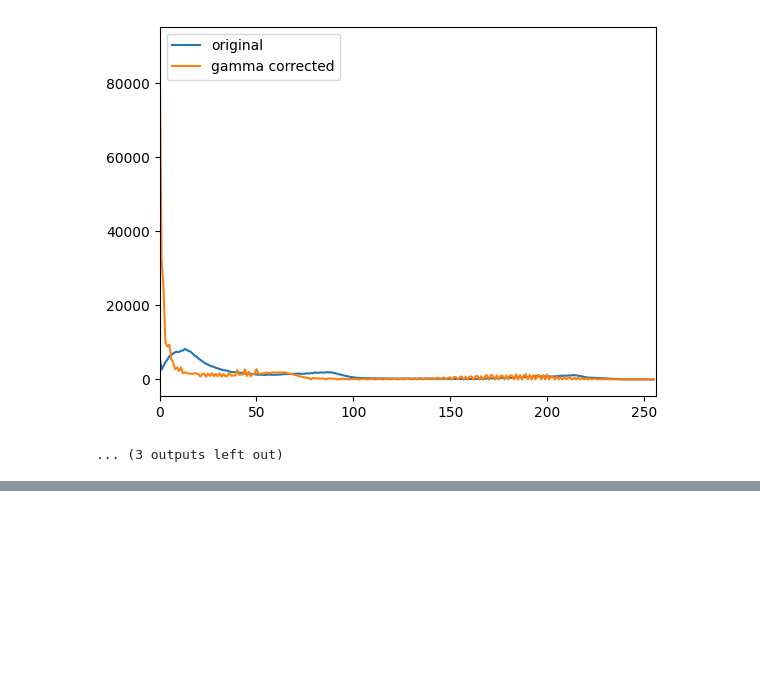
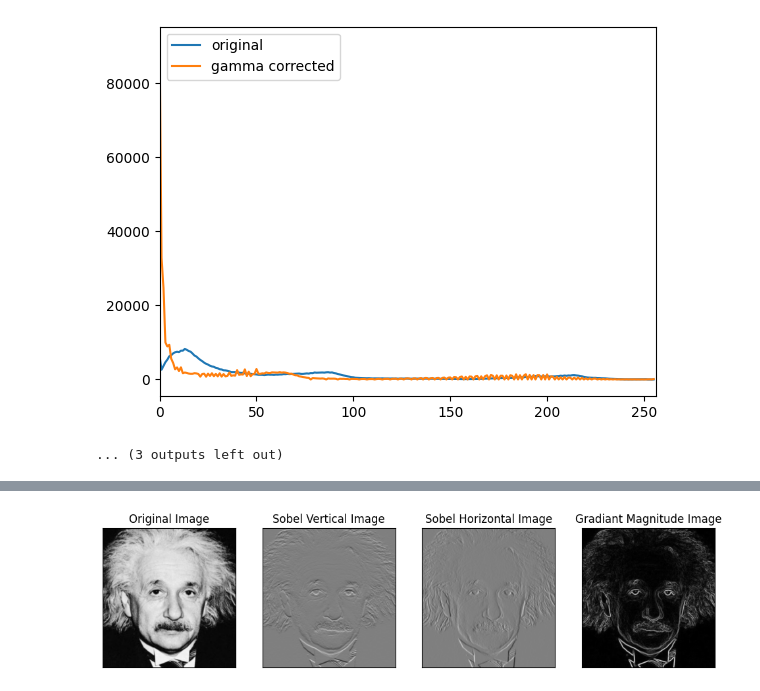
Before and after one commit to chathuwijethunga/EN3160_A_01, a Jupyter notebook: A_01.ipynb, the cells around one changed output, grey strips where cells are left out. Saved outputs shown, nothing was run; the diff lists cells and outputs as text; code cells hidden in the pictures; blank space fills up the shorter version.

```diff
--- a/A_01.ipynb
+++ b/A_01.ipynb
@@ -85,0 +171,17 @@ for i in gamma:
+# %%
+#question_07(b)
+img = cv.imread("einstein.png")
+img = cv.cvtColor(img,cv.COLOR_BGR2GRAY).astype(float)
+x_edge = cv.Sobel(img,cv.CV_64F,1,0,ksize=3)
+y_edge = cv.Sobel(img,cv.CV_64F,0,1,ksize=3)
+edge = np.sqrt(x_edge**2+y_edge**2)
+
+
+fig, axes = plt.subplots(1, 4, sharex='all', sharey='all', figsize=(12,12))
+axes[0].imshow(img, cmap='gray', vmin=0, vmax=255), axes[0].set_title('Original Image'), axes[0].set_xticks([]),axes[0].set_yticks([])
+axes[1].imshow(y_edge, cmap='gray', vmin=-1020, vmax=1020), axes[1].set_title('Sobel Vertical Image'), axes[1].set_xticks([]),axes[1].set_yticks([])
+axes[2].imshow(x_edge, cmap='gray', vmin=-1020, vmax=1020), axes[2].set_title('Sobel Horizontal Image'), axes[2].set_xticks([]),axes[2].set_yticks([])
+axes[3].imshow(edge, cmap='gray'), axes[3].set_title('Gradiant Magnitude Image'), axes[3].set_xticks([]),axes[3].set_yticks([])
+plt.show()
+# %% [output]
+[figure, added]
```
Also changed, not shown: parts of 9 cells of this notebook.
